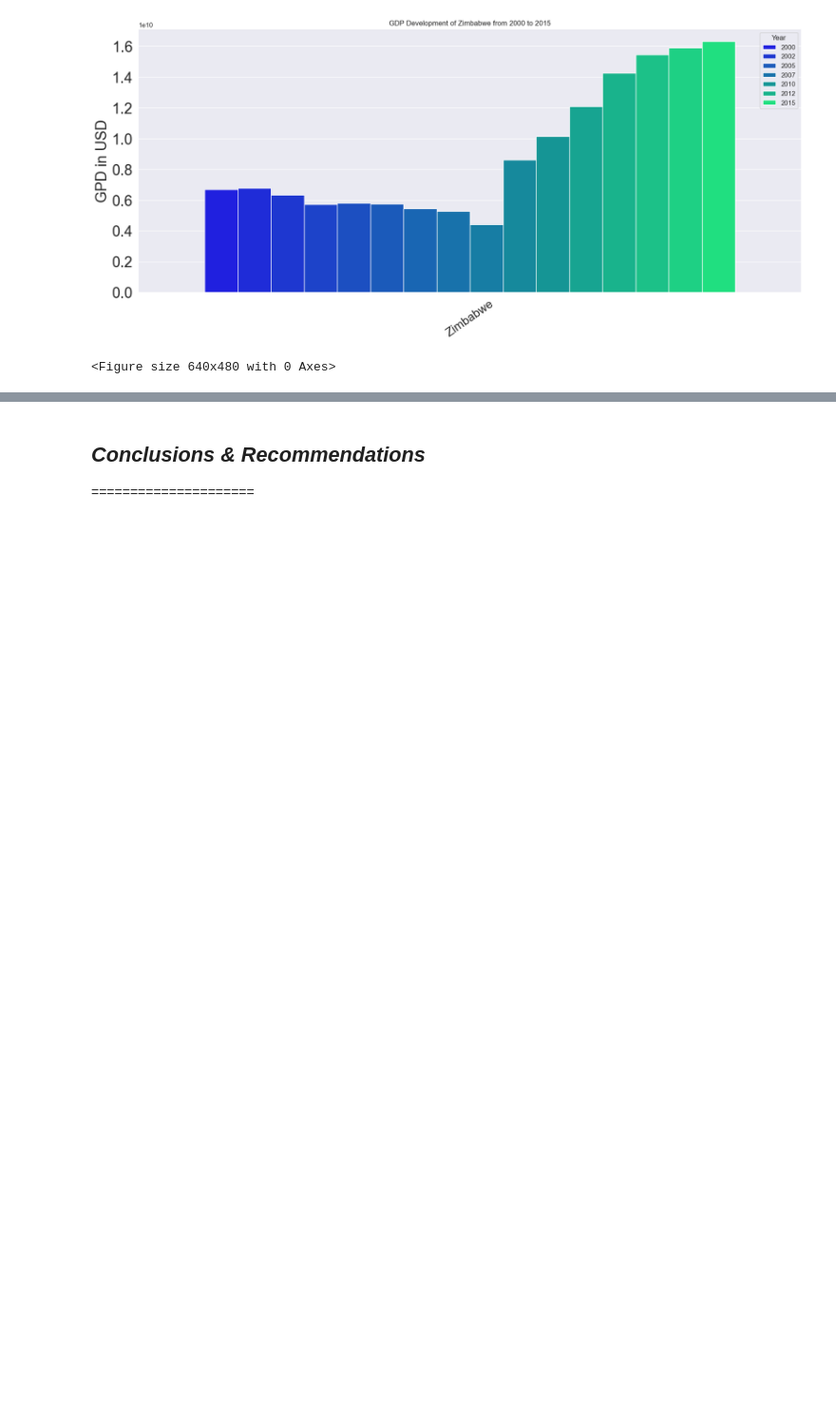
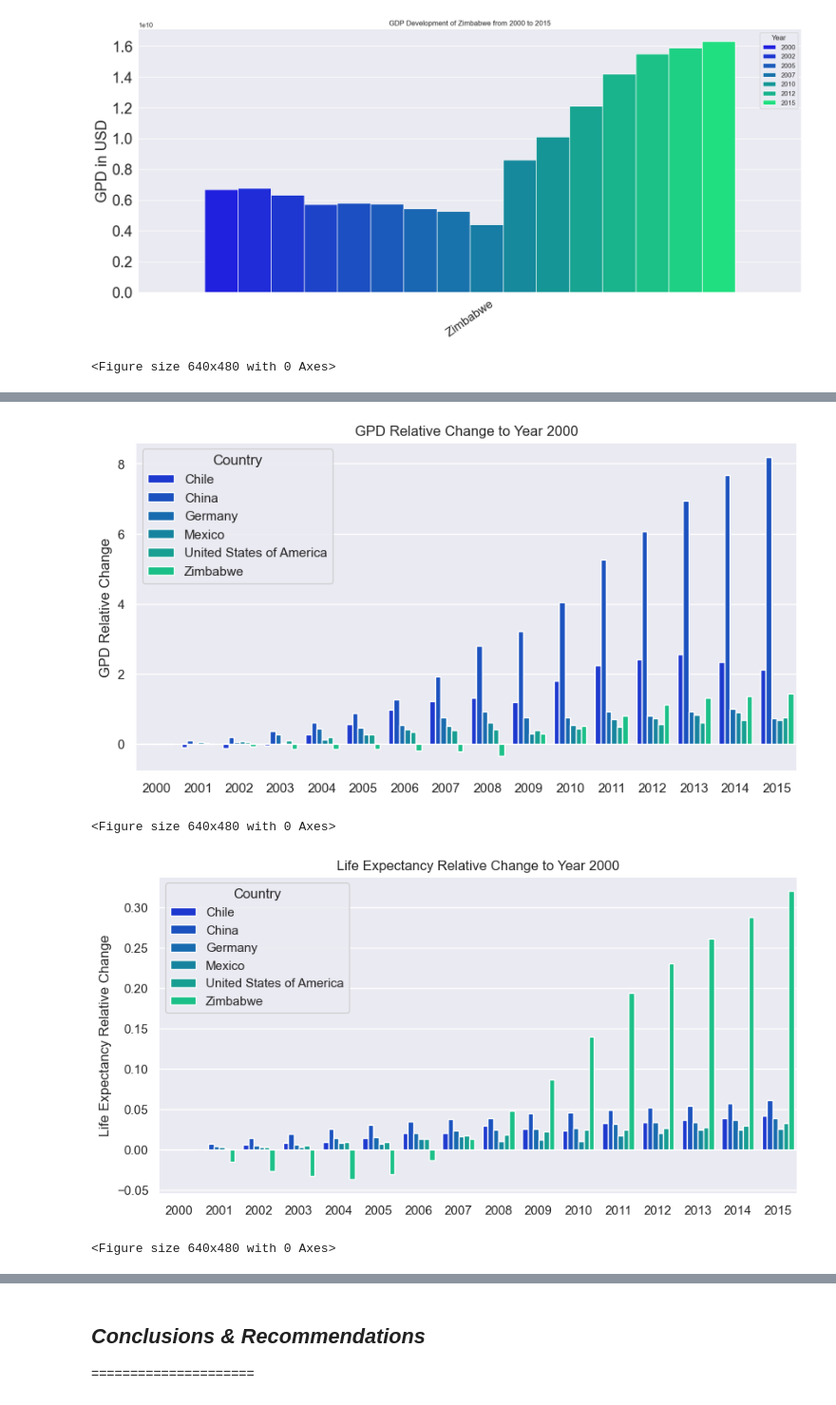
Before and after one commit to GALLP900/CodAcG_Github, a Jupyter notebook: Python_Training/Data Science Fundations II/Life-Expectancy-and-GDP-Starter/Life-Expectancy-and-GDP-Starter/life_expectancy_gdp.ipynb, the cells around one changed output, grey strips where cells are left out. Shown at 95% size. Saved outputs shown, nothing was run; the diff lists cells and outputs as text; code cells hidden in the pictures; blank space fills up the shorter version.

```diff
--- a/Python_Training/Data Science Fundations II/Life-Expectancy-and-GDP-Starter/Life-Expectancy-and-GDP-Starter/life_expectancy_gdp.ipynb
+++ b/Python_Training/Data Science Fundations II/Life-Expectancy-and-GDP-Starter/Life-Expectancy-and-GDP-Starter/life_expectancy_gdp.ipynb
@@ -239,0 +277,22 @@ GDP   0.21  0.34  1.00
+# %%
+#bar plot GDP relative change
+plt.figure(figsize=(10,5))
+sn.barplot(data=gdp_data, x='Year', y='GDP_Inc', hue='Country',palette='winter')
+plt.title('GPD Relative Change to Year 2000')
+plt.ylabel('GPD Relative Change')
+plt.xlabel(None)
+plt.show()
+plt.clf()
+#bar plot Life expectancy relative change
+plt.figure(figsize=(10,5))
+sn.barplot(data=gdp_data, x='Year', y='Life_Inc', hue='Country',palette='winter')
+plt.title('Life Expectancy Relative Change to Year 2000')
+plt.ylabel('Life Expectancy Relative Change')
+plt.xlabel(None)
+plt.show()
+plt.clf()
+# %% [output]
+[figure, added]
+<Figure size 640x480 with 0 Axes>
+[figure, added]
+<Figure size 640x480 with 0 Axes>
```
Also changed, not shown: parts of 12 cells of this notebook, 1 other file.
